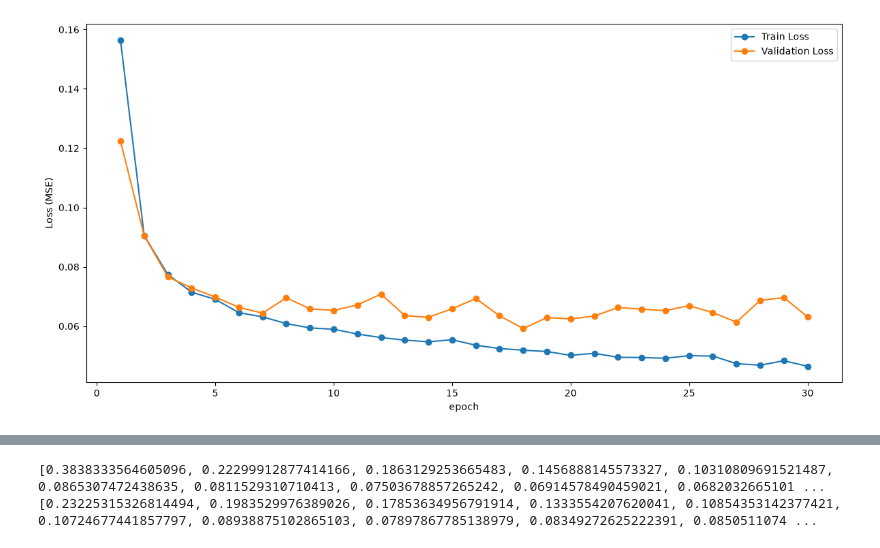
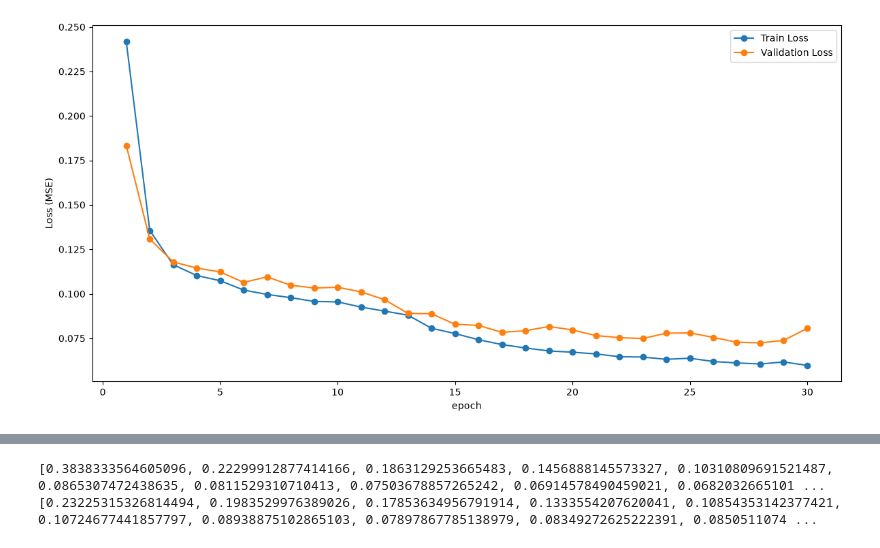
Before and after one commit to chloekentebe/enerstasis-electricity-forecaster, a Jupyter notebook: notebooks/investigate_primary.ipynb, the cells around one changed output, grey strips where cells are left out. Saved outputs shown, nothing was run; the diff lists cells and outputs as text; code cells hidden in the pictures.

Commit message:
Finalized the exploration of hyperparameter space for tft and evaluated model on new test data (search engine)

```diff
--- a/notebooks/investigate_primary.ipynb
+++ b/notebooks/investigate_primary.ipynb
@@ -1,19 +1,19 @@
 # %%
 import json
 import matplotlib.pyplot as plt
 
-with open("/Users/chloekentebe/enerstasis-electricity-forecaster/primary_model/final_checkpoints/history_final_trial02_h128_lr9e-04_bs64_do0.19_heads1.json", "r") as f:
+with open("/Users/chloekentebe/enerstasis-electricity-forecaster/primary_model/s18_final_checkpoints/history_final_trial00_h64_lr1e-04_bs64_do0.31_heads4.json", "r") as f:
     loss_history = json.load(f)
 length = range(1, len(loss_history["train_loss"]) + 1)
 
 plt.figure(figsize=(12,6))
 plt.plot(length, loss_history["train_loss"], label="Train Loss", marker='o')
 plt.plot(length, loss_history["val_loss"], label="Validation Loss", marker='o')
 plt.xlabel("epoch")
 plt.ylabel("Loss (MSE)")
 #plt.title("Training and Validation Loss from Trial 07")
 plt.legend()
 plt.tight_layout()
 plt.show()
 # %% [output]
-[figure, old version]
+[figure, new version]
```
Also changed, not shown: parts of 6 cells of this notebook, 4 other files.
